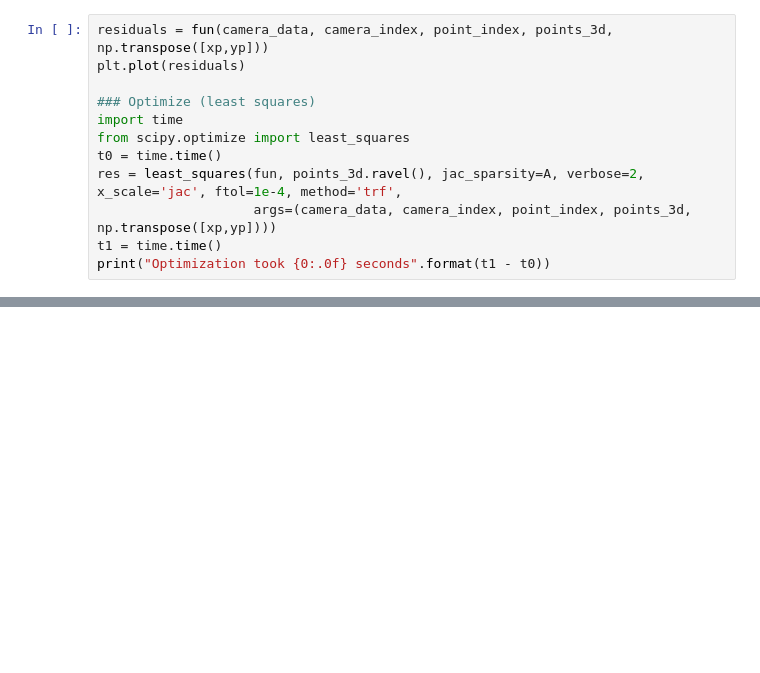
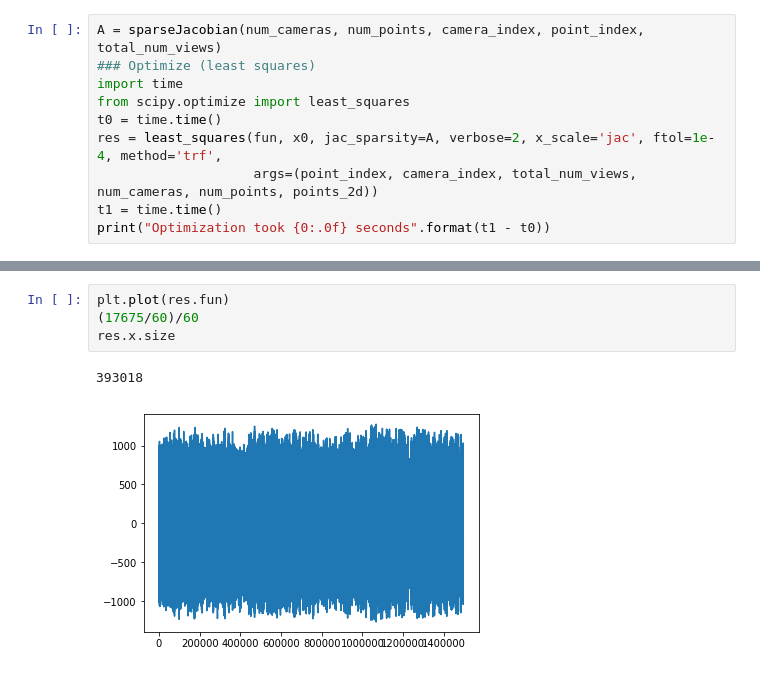
Before and after one commit to sayeayed/Structure_from_Motion, a Jupyter notebook: SfM_pipeline_test.ipynb, the cells around one changed output, grey strips where cells are left out. Drawn from its saved outputs; the diff is of its cells as text; blank space fills up the shorter version.

```diff
--- a/SfM_pipeline_test.ipynb
+++ b/SfM_pipeline_test.ipynb
@@ -157,13 +161,11 @@ def sparseJacobian(chosenImages, total_num_views):
 # %%
-residuals = fun(camera_data, camera_index, point_index, points_3d, np.transpose([xp,yp]))
-plt.plot(residuals)
-
+A = sparseJacobian(num_cameras, num_points, camera_index, point_index, total_num_views)
 ### Optimize (least squares)
 import time
 from scipy.optimize import least_squares
 t0 = time.time()
-res = least_squares(fun, points_3d.ravel(), jac_sparsity=A, verbose=2, x_scale='jac', ftol=1e-4, method='trf',
-                    args=(camera_data, camera_index, point_index, points_3d, np.transpose([xp,yp])))
+res = least_squares(fun, x0, jac_sparsity=A, verbose=2, x_scale='jac', ftol=1e-4, method='trf',
+                    args=(point_index, camera_index, total_num_views, num_cameras, num_points, points_2d))
 t1 = time.time()
 print("Optimization took {0:.0f} seconds".format(t1 - t0))
 # %% [output]
@@ -171,0 +189,7 @@ NameError: name 'least_squares' is not defined
+# %%
+plt.plot(res.fun)
+(17675/60)/60
+res.x.size
+# %% [output]
+393018
+[figure, added]
```
Also changed, not shown: parts of 8 cells of this notebook.
